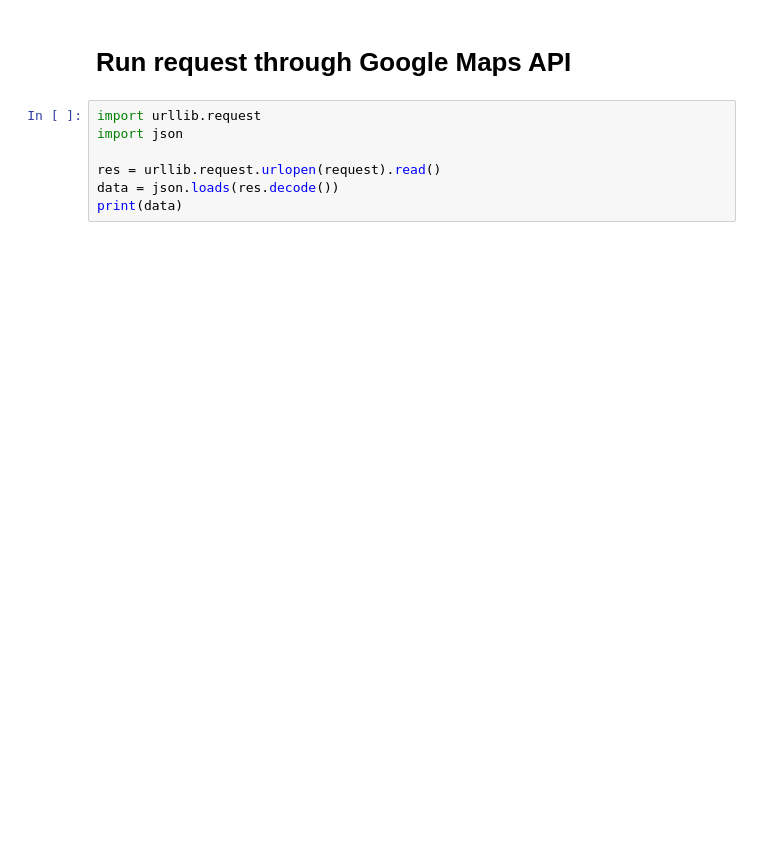
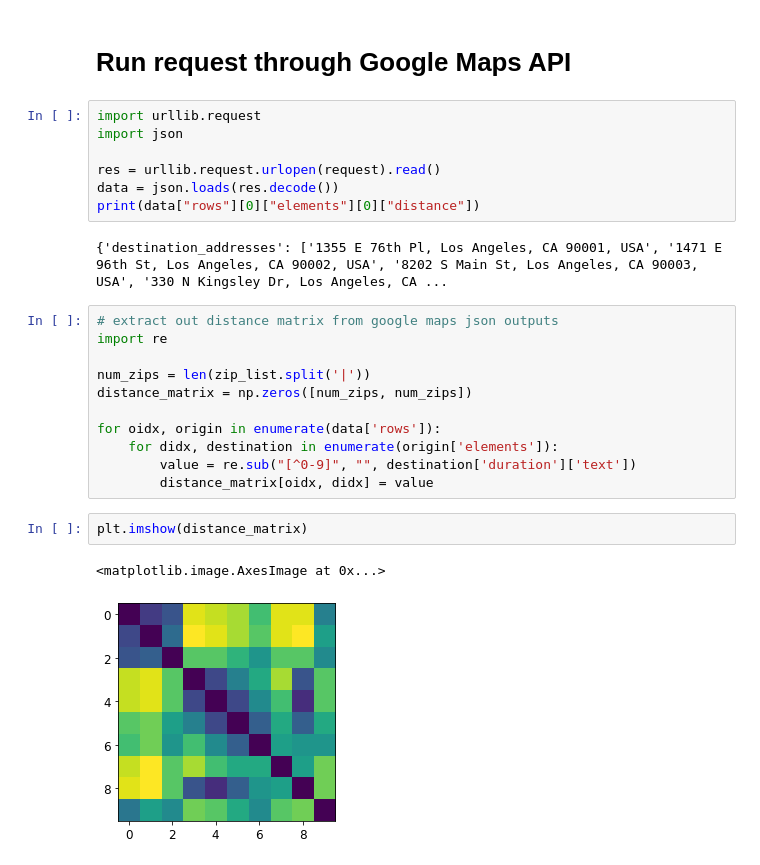
Before and after one commit to jacheung/bookshelf, a Jupyter notebook: zip_clustering/clustering_zips.ipynb, the cells around one changed output. Saved outputs shown, nothing was run; the diff lists cells and outputs as text; blank space fills up the shorter version.

Commit message:
distance matrix built using google maps api

```diff
--- a/zip_clustering/clustering_zips.ipynb
+++ b/zip_clustering/clustering_zips.ipynb
@@ -80,4 +82,22 @@ import json
 
 res = urllib.request.urlopen(request).read()
 data = json.loads(res.decode())
-print(data)
+print(data["rows"][0]["elements"][0]["distance"])
+# %% [output]
+{'destination_addresses': ['1355 E 76th Pl, Los Angeles, CA 90001, USA', '1471 E 96th St, Los Angeles, CA 90002, USA', '8202 S Main St, Los Angeles, CA 90003, USA', '330 N Kingsley Dr, Los Angeles, CA ...
+# %%
+# extract out distance matrix from google maps json outputs
+import re
+
+num_zips = len(zip_list.split('|'))
+distance_matrix = np.zeros([num_zips, num_zips])
+
+for oidx, origin in enumerate(data['rows']):
+    for didx, destination in enumerate(origin['elements']):
+        value = re.sub("[^0-9]", "", destination['duration']['text'])
+        distance_matrix[oidx, didx] = value
+# %%
+plt.imshow(distance_matrix)
+# %% [output]
+<matplotlib.image.AxesImage at 0x...>
+[figure, added]
```
Also changed, not shown: parts of 8 cells of this notebook.
